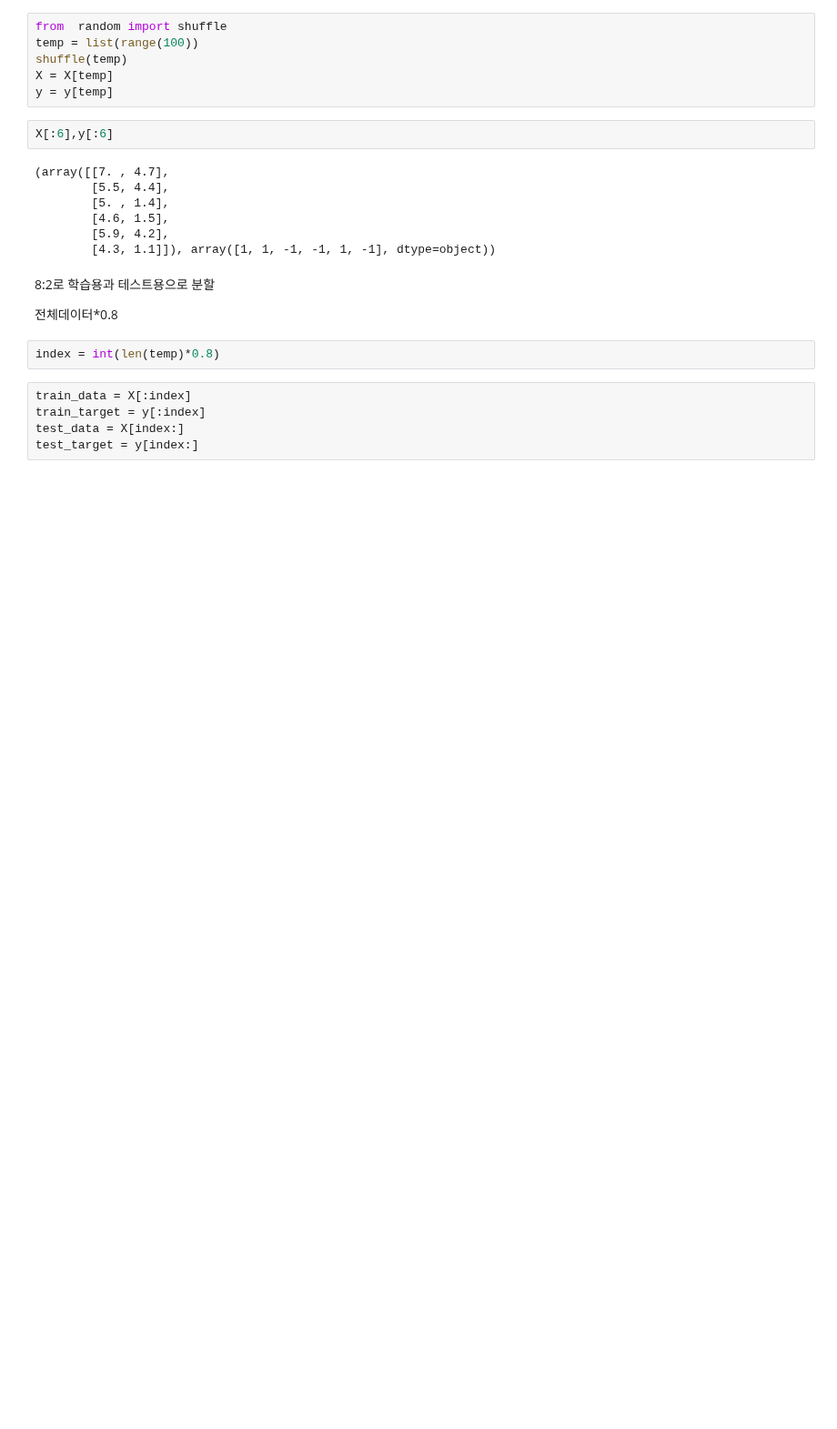
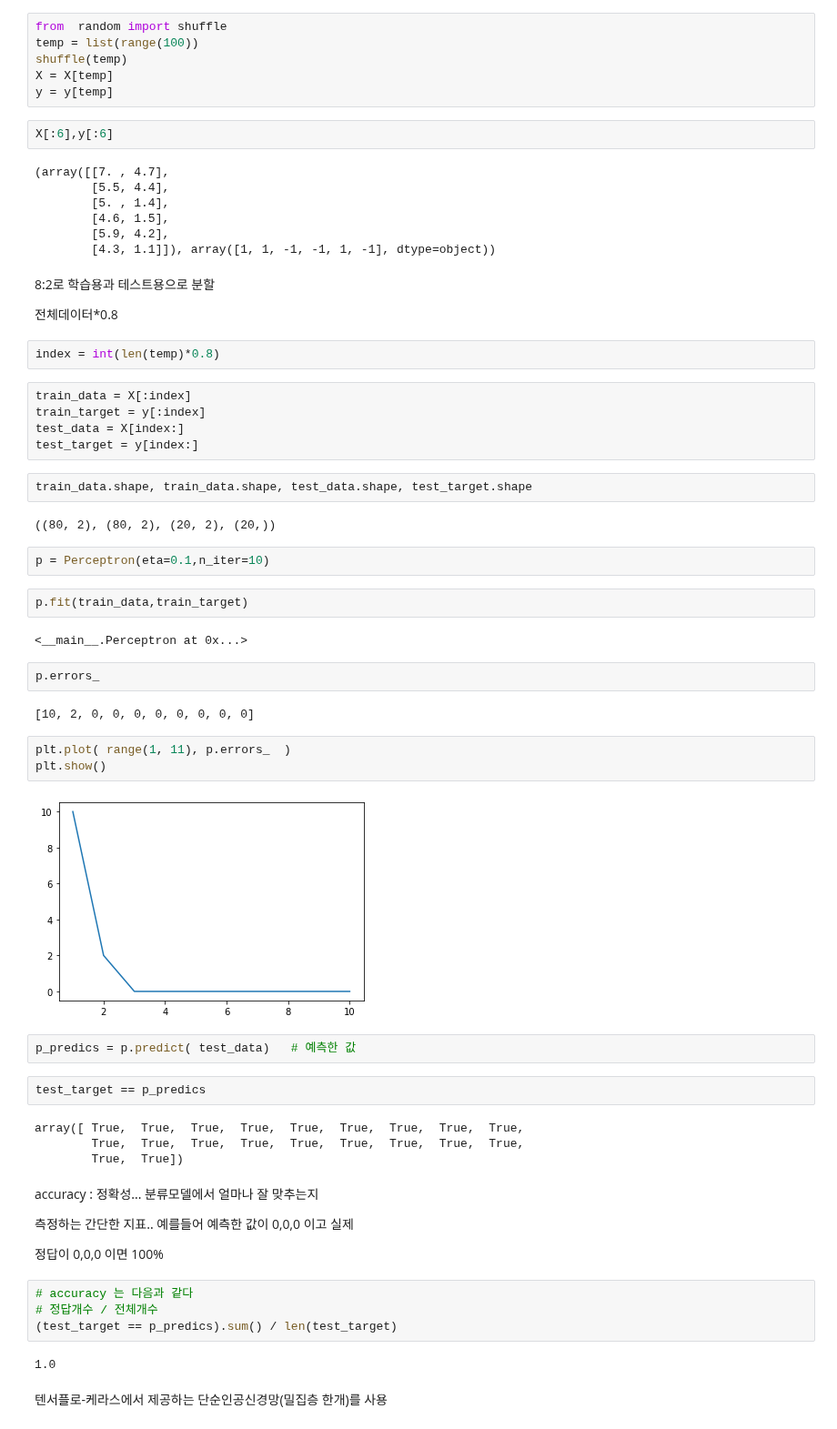
Before and after one commit to leekyuyoung20221226/python, a Jupyter notebook: 머신러닝_0306.ipynb, the cells around one changed output. Shown at 91% size. Drawn from its saved outputs; the diff is of its cells as text; blank space fills up the shorter version.

```diff
--- a/머신러닝_0306.ipynb
+++ b/머신러닝_0306.ipynb
@@ -176,3 +176,44 @@ train_data = X[:index]
 train_target = y[:index]
 test_data = X[index:]
 test_target = y[index:]
+# %%
+train_data.shape, train_data.shape, test_data.shape, test_target.shape
+# %% [output]
+((80, 2), (80, 2), (20, 2), (20,))
+# %%
+p = Perceptron(eta=0.1,n_iter=10)
+# %%
+p.fit(train_data,train_target)
+# %% [output]
+<__main__.Perceptron at 0x...>
+# %%
+p.errors_
+# %% [output]
+[10, 2, 0, 0, 0, 0, 0, 0, 0, 0]
+# %%
+plt.plot( range(1, 11), p.errors_  )
+plt.show()
+# %% [output]
+[figure, added]
+# %%
+p_predics = p.predict( test_data)   # 예측한 값
+# %%
+test_target == p_predics
+# %% [output]
+array([ True,  True,  True,  True,  True,  True,  True,  True,  True,
+        True,  True,  True,  True,  True,  True,  True,  True,  True,
+        True,  True])
+# %% [markdown]
+accuracy : 정확성... 분류모델에서 얼마나 잘 맞추는지
+
+측정하는 간단한 지표.. 예를들어 예측한 값이 0,0,0 이고 실제
+
+정답이 0,0,0 이면 100%
+# %%
+# accuracy 는 다음과 같다
+# 정답개수 / 전체개수
+(test_target == p_predics).sum() / len(test_target)
+# %% [output]
+1.0
+# %% [markdown]
+텐서플로-케라스에서 제공하는 단순인공신경망(밀집층 한개)를 사용
```
Also changed, not shown: parts of 4 cells of this notebook.
